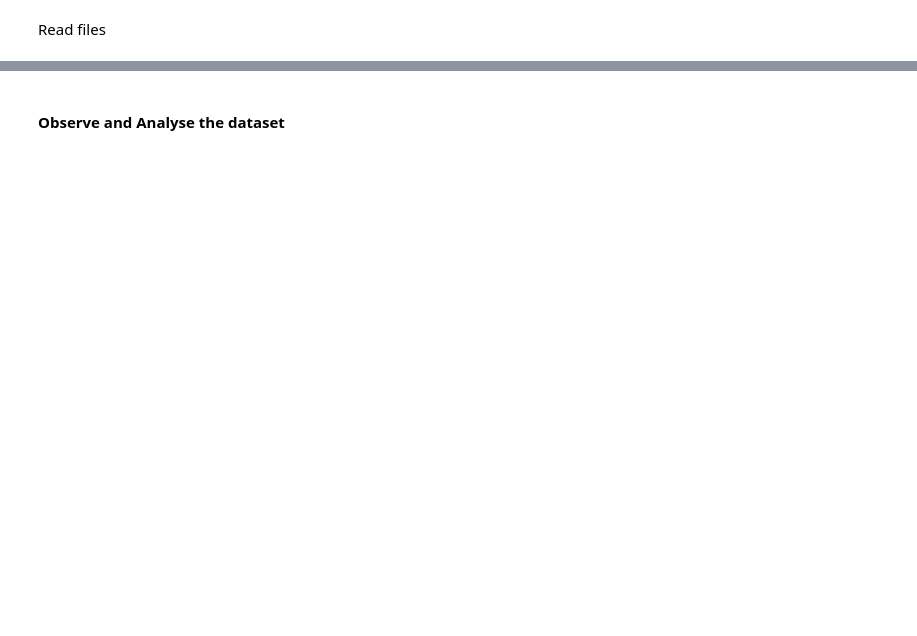
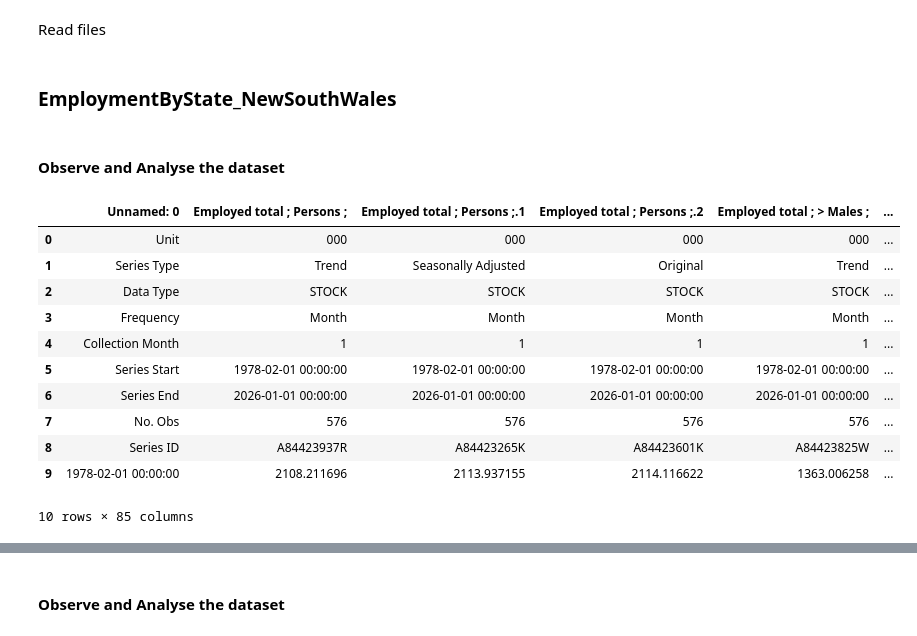
Before and after one commit to Abotyt/australiaMarketExpansionStrategy, a Jupyter notebook: AustralianUnemployedPrediction/DataWrangling&Cleaning/DataCleaning.ipynb, the cells around one changed output, grey strips where cells are left out. Drawn from its saved outputs; the diff is of its cells as text; code cells hidden in the pictures; blank space fills up the shorter version.

```diff
--- a/AustralianUnemployedPrediction/DataWrangling&Cleaning/DataCleaning.ipynb
+++ b/AustralianUnemployedPrediction/DataWrangling&Cleaning/DataCleaning.ipynb
@@ -22,5 +27,5 @@ import pandas as pd
 # %%
-fileLocation = 'D:\Working Station\Career & Project\Data\laber prediction\Original Data'
+fileLocation = 'D:\Working Station\Career & Project\Data\Australian_Market_Expansion_Strategy\OriginalData'
 # %%
 #CPIMonthly_path = fileLocation + "\\" + "CPI_MonthlyPercentageChange.xlsx"
 EmployPopulationRatial_Path = fileLocation + '\\' + 'EmploymentToPopulationRatio.csv'
@@ -35,3 +41,22 @@ EmploymentByState_NewSouthWales_Original = pd.read_excel(EmploymentByState_NewSo
 #The following dataset is not required
 #LabourForce_CurrentOriginal = pd.read_excel(LabourForce_Path, sheet_name = "Data 1")
 #LabourForce_PreviousOriginal = pd.read_excel(LabourForce_Path, sheet_name = "Data 2")
+# %% [markdown]
+### EmploymentByState_NewSouthWales
+# %% [markdown]
+#### Observe and Analyse the dataset
+# %%
+EmploymentByState_NewSouthWales_Original.head(10)
+# %% [output]
+|  | Unnamed: 0 | Employed total ; Persons ; | Employed total ; Persons ;.1 | Employed total ; Persons ;.2 | Employed total ; > Males ; | ... |
+| 0 | Unit | 000 | 000 | 000 | 000 | ... |
+| 1 | Series Type | Trend | Seasonally Adjusted | Original | Trend | ... |
+| 2 | Data Type | STOCK | STOCK | STOCK | STOCK | ... |
+| 3 | Frequency | Month | Month | Month | Month | ... |
+| 4 | Collection Month | 1 | 1 | 1 | 1 | ... |
+| 5 | Series Start | 1978-02-01 00:00:00 | 1978-02-01 00:00:00 | 1978-02-01 00:00:00 | 1978-02-01 00:00:00 | ... |
+| 6 | Series End | 2026-01-01 00:00:00 | 2026-01-01 00:00:00 | 2026-01-01 00:00:00 | 2026-01-01 00:00:00 | ... |
+| 7 | No. Obs | 576 | 576 | 576 | 576 | ... |
+| 8 | Series ID | A84423937R | A84423265K | A84423601K | A84423825W | ... |
+| 9 | 1978-02-01 00:00:00 | 2108.211696 | 2113.937155 | 2114.116622 | 1363.006258 | ... |
+10 rows × 85 columns
```
Also changed, not shown: parts of 151 cells of this notebook.
